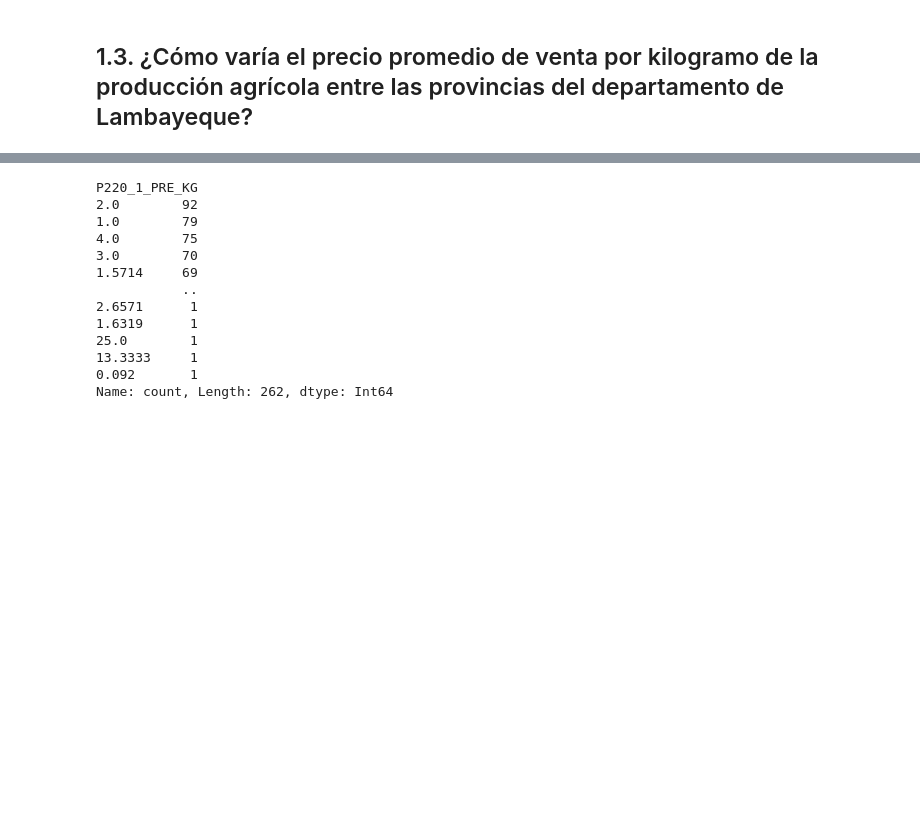
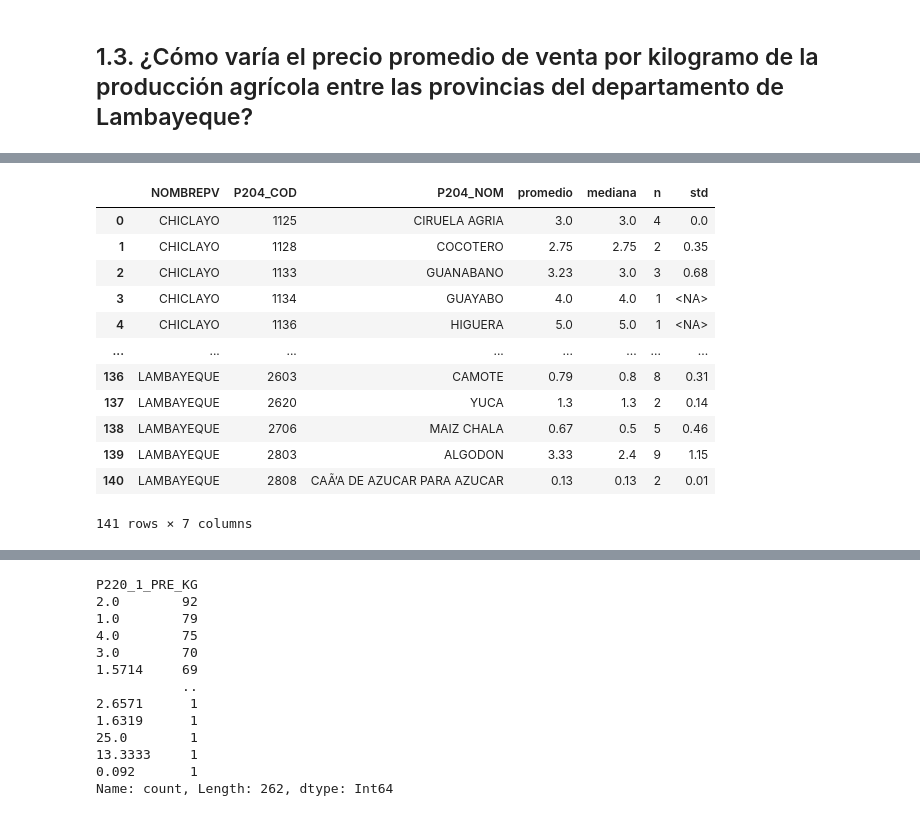
Before and after one commit to matiasrg/Proyecto-PCDA, a Jupyter notebook: scripts/02_CAP200AB.ipynb, the cells around one changed output, grey strips where cells are left out. Saved outputs shown, nothing was run; the diff lists cells and outputs as text; code cells hidden in the pictures; blank space fills up the shorter version.

```diff
--- a/scripts/02_CAP200AB.ipynb
+++ b/scripts/02_CAP200AB.ipynb
@@ -348,0 +381,29 @@ plt.show()
+# %%
+resumen_cultivos_pre_lambayeque = (
+    df_lambayeque
+    .dropna(subset=["P204_NOM", "P220_1_PRE_KG"])
+    .groupby(["NOMBREPV", "P204_COD", "P204_NOM"])["P220_1_PRE_KG"]
+    .agg(
+        promedio="mean",
+        mediana="median",
+        n="count",
+        std="std"
+    )
+    .reset_index()
+    .round(2)
+)
+resumen_cultivos_pre_lambayeque
+# %% [output]
+|  | NOMBREPV | P204_COD | P204_NOM | promedio | mediana | n | std |
+| 0 | CHICLAYO | 1125 | CIRUELA AGRIA | 3.0 | 3.0 | 4 | 0.0 |
+| 1 | CHICLAYO | 1128 | COCOTERO | 2.75 | 2.75 | 2 | 0.35 |
+| 2 | CHICLAYO | 1133 | GUANABANO | 3.23 | 3.0 | 3 | 0.68 |
+| 3 | CHICLAYO | 1134 | GUAYABO | 4.0 | 4.0 | 1 | <NA> |
+| 4 | CHICLAYO | 1136 | HIGUERA | 5.0 | 5.0 | 1 | <NA> |
+| ... | ... | ... | ... | ... | ... | ... | ... |
+| 136 | LAMBAYEQUE | 2603 | CAMOTE | 0.79 | 0.8 | 8 | 0.31 |
+| 137 | LAMBAYEQUE | 2620 | YUCA | 1.3 | 1.3 | 2 | 0.14 |
+| 138 | LAMBAYEQUE | 2706 | MAIZ CHALA | 0.67 | 0.5 | 5 | 0.46 |
+| 139 | LAMBAYEQUE | 2803 | ALGODON | 3.33 | 2.4 | 9 | 1.15 |
+| 140 | LAMBAYEQUE | 2808 | CAÃ‘A DE AZUCAR PARA AZUCAR | 0.13 | 0.13 | 2 | 0.01 |
+141 rows × 7 columns
```
Also changed, not shown: parts of 5 cells of this notebook, 1 other file.
